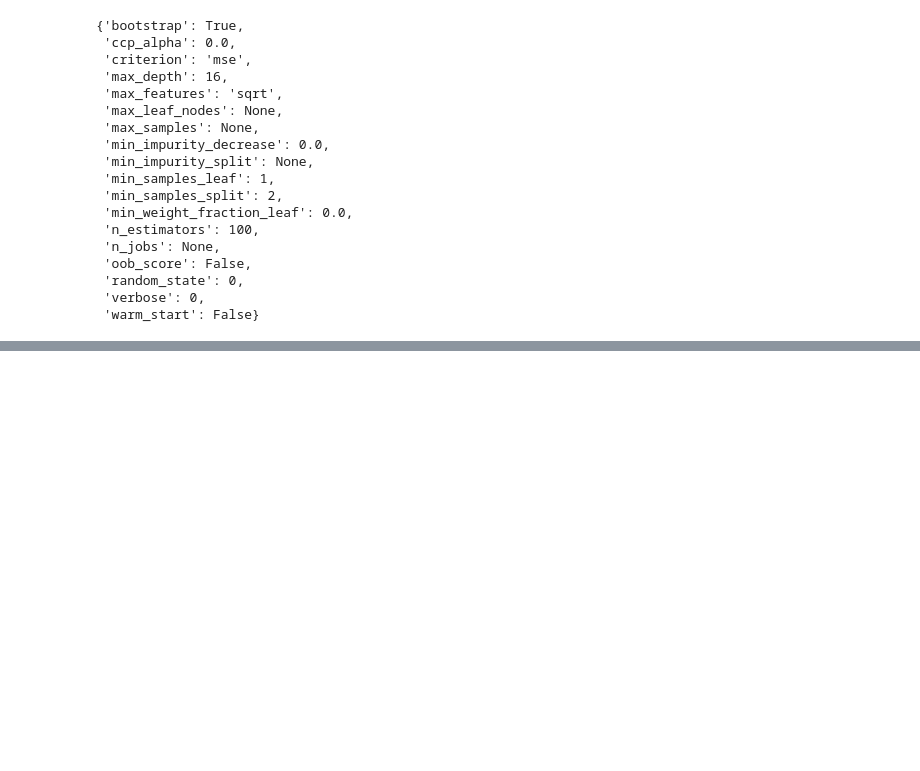
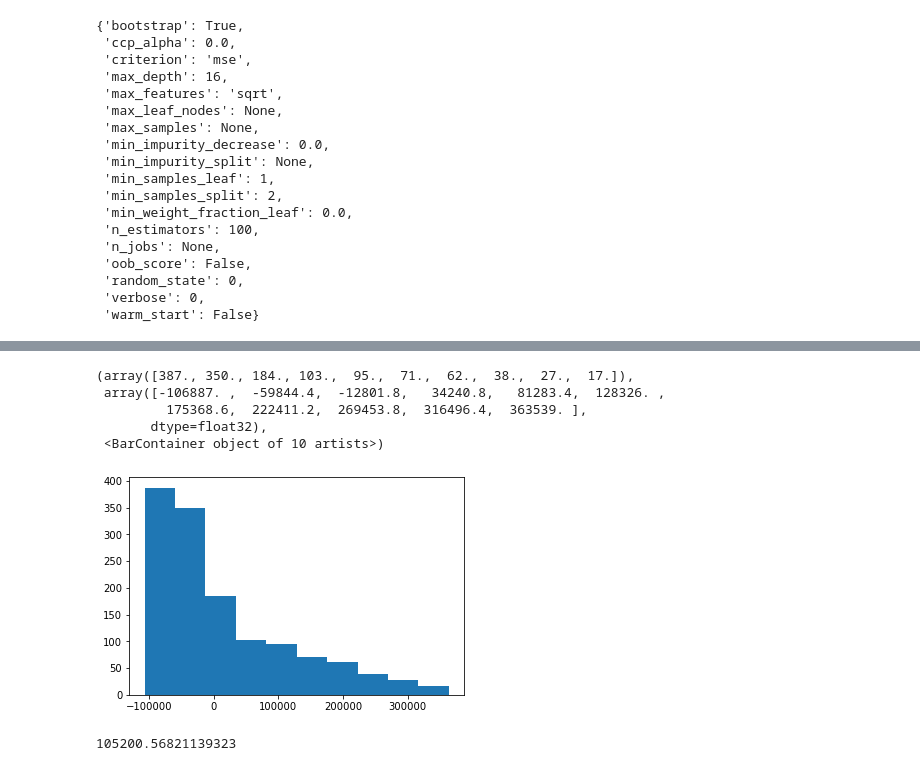
Before and after one commit to ccepelak/ML-SS22, a Jupyter notebook: data_cleaning.ipynb, the cells around one changed output, grey strips where cells are left out. Saved outputs shown, nothing was run; the diff lists cells and outputs as text; code cells hidden in the pictures; blank space fills up the shorter version.

```diff
--- a/data_cleaning.ipynb
+++ b/data_cleaning.ipynb
@@ -606,0 +668,17 @@ best_forest.get_params()
+# %%
+cnn_satellite = Sequential()
+cnn_satellite.add(Conv2D(32, kernel_size=(16, 16),activation='linear',input_shape=(256,256,3),padding='same'))
+cnn_satellite.add(LeakyReLU(alpha=0.1))
+cnn_satellite.add(MaxPooling2D((2, 2),padding='same'))
+"""cnn_satellite.add(Conv2D(64, (3, 3), activation='linear',padding='same'))
+cnn_satellite.add(LeakyReLU(alpha=0.1))
+cnn_satellite.add(MaxPooling2D(pool_size=(2, 2),padding='same'))
+cnn_satellite.add(Conv2D(128, (3, 3), activation='linear',padding='same'))
+cnn_satellite.add(LeakyReLU(alpha=0.1))
+cnn_satellite.add(MaxPooling2D(pool_size=(2, 2),padding='same'))"""
+cnn_satellite.add(Flatten())
+cnn_satellite.add(Dense(32, activation='linear'))
+cnn_satellite.add(LeakyReLU(alpha=0.1))
+cnn_satellite.add(Dense(1, activation='linear'))
+# %%
+cnn_satellite.compile(loss=keras.losses.mean_squared_error, optimizer=keras.optimizers.Adam(),metrics=[coeff_determination])
@@ -606,0 +705,7 @@ best_forest.get_params()
+# %%
+## Hyperparameters
+
+epochs = 2
+batchsize = 50
+# %%
+cnn_satellite.fit(X_train1_cnn, y_train1_cnn, batch_size=batchsize, epochs=epochs, verbose=1, validation_data=(X_val_cnn, y_val_cnn))
@@ -606,0 +722,13 @@ best_forest.get_params()
+# %%
+plt.hist(y_val_cnn)
+# %% [output]
+(array([387., 350., 184., 103.,  95.,  71.,  62.,  38.,  27.,  17.]),
+ array([-106887. ,  -59844.4,  -12801.8,   34240.8,   81283.4,  128326. ,
+         175368.6,  222411.2,  269453.8,  316496.4,  363539. ],
+       dtype=float32),
+ <BarContainer object of 10 artists>)
+[figure, added]
+# %%
+11067159552**.5
+# %% [output]
+105200.56821139323
```
Also changed, not shown: parts of 21 cells of this notebook.
